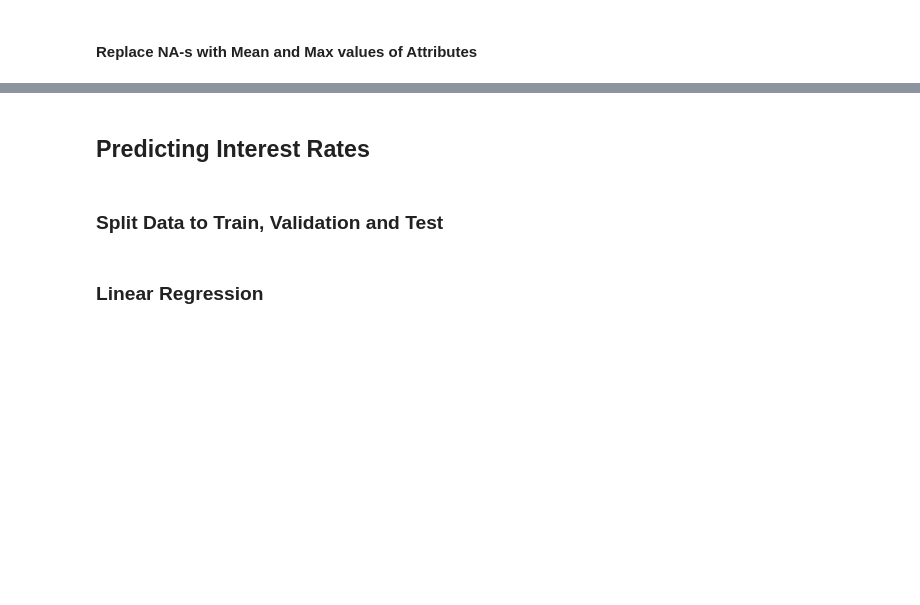
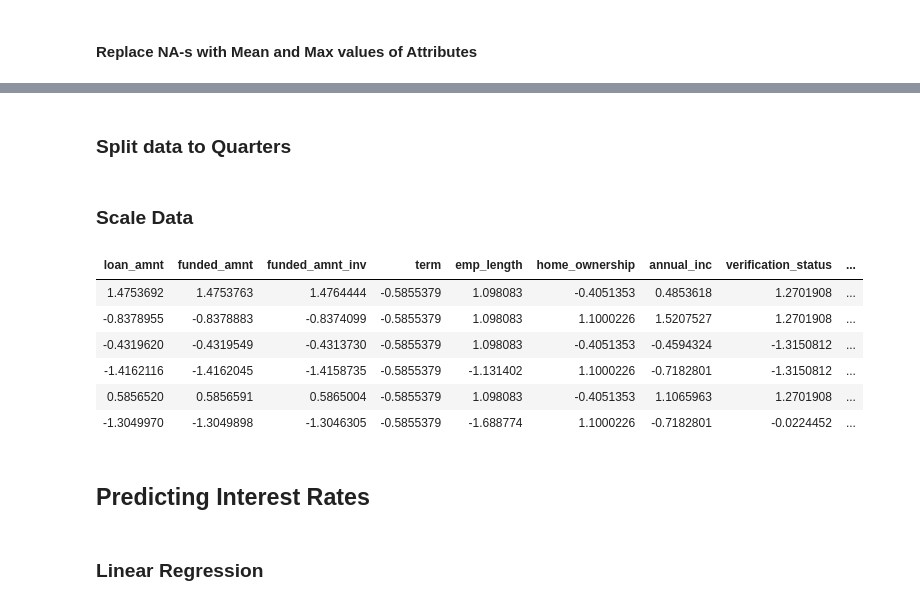
Before and after one commit to markus93/DM-Loan-Project, a Jupyter notebook: DM_Project_Predicting.ipynb, the cells around one changed output, grey strips where cells are left out. Drawn from its saved outputs; the diff is of its cells as text; code cells hidden in the pictures; blank space fills up the shorter version.

```diff
--- a/DM_Project_Predicting.ipynb
+++ b/DM_Project_Predicting.ipynb
@@ -192,0 +164,3 @@ test_data[is.na(test_data[, "home_ownership"]), "home_ownership"] <- 4  # means
+# %%
+train_data <- read.csv("data_loan/data16_cleaned3.csv")
+test_data <- read.csv("data_loan/data17_test_cleaned3.csv")
@@ -192,0 +213,2 @@ test_data[is.na(test_data[, "home_ownership"]), "home_ownership"] <- 4  # means
+# %% [markdown]
+### Split data to Quarters
@@ -193,4 +231,18 @@ test_data[is.na(test_data[, "home_ownership"]), "home_ownership"] <- 4  # means
+# %% [markdown]
+### Scale Data
+# %%
+data_train_scaled <- as.data.frame(scale(train_data[,c(-5,-6,-7,-13,-15)]))  # Left out categorical features
+data_train_scaled$purpose <- train_data$purpose  # purpose
+data_train_scaled$int_rate <- train_data$int_rate  # interest rate
+# %%
+head(data_train_scaled)
+# %% [output]
+| loan_amnt | funded_amnt | funded_amnt_inv | term | emp_length | home_ownership | annual_inc | verification_status | ... |
+| 1.4753692 | 1.4753763 | 1.4764444 | -0.5855379 | 1.098083 | -0.4051353 | 0.4853618 | 1.2701908 | ... |
+| -0.8378955 | -0.8378883 | -0.8374099 | -0.5855379 | 1.098083 | 1.1000226 | 1.5207527 | 1.2701908 | ... |
+| -0.4319620 | -0.4319549 | -0.4313730 | -0.5855379 | 1.098083 | -0.4051353 | -0.4594324 | -1.3150812 | ... |
+| -1.4162116 | -1.4162045 | -1.4158735 | -0.5855379 | -1.131402 | 1.1000226 | -0.7182801 | -1.3150812 | ... |
+| 0.5856520 | 0.5856591 | 0.5865004 | -0.5855379 | 1.098083 | -0.4051353 | 1.1065963 | 1.2701908 | ... |
+| -1.3049970 | -1.3049898 | -1.3046305 | -0.5855379 | -1.688774 | 1.1000226 | -0.7182801 | -0.0224452 | ... |
 # %% [markdown]
 ## Predicting Interest Rates
-# %% [markdown]
-### Split Data to Train, Validation and Test
```
Also changed, not shown: parts of 112 cells of this notebook, 3 other files.
